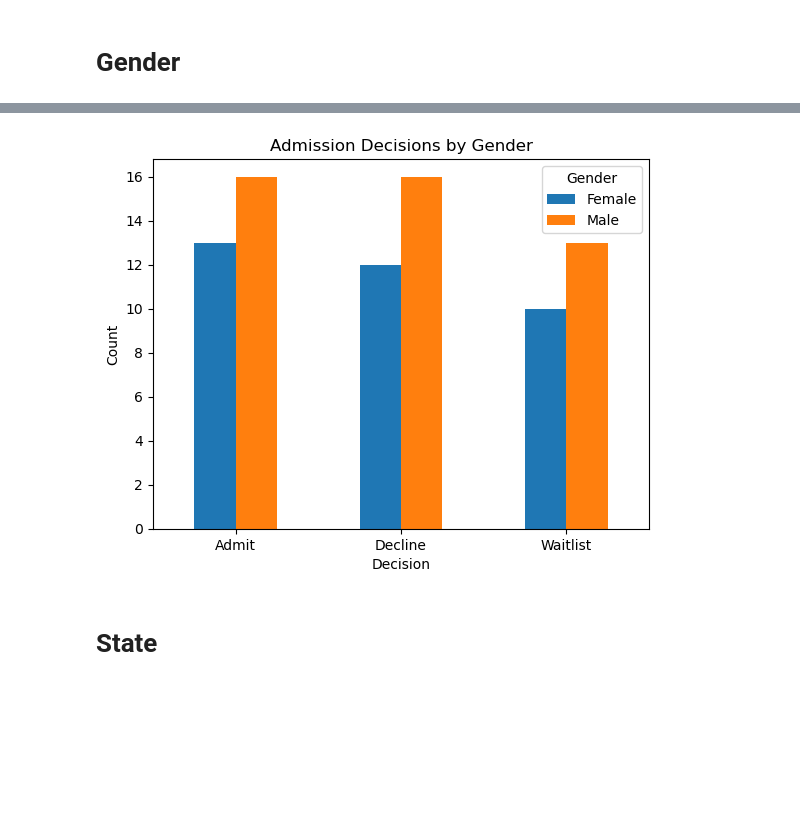
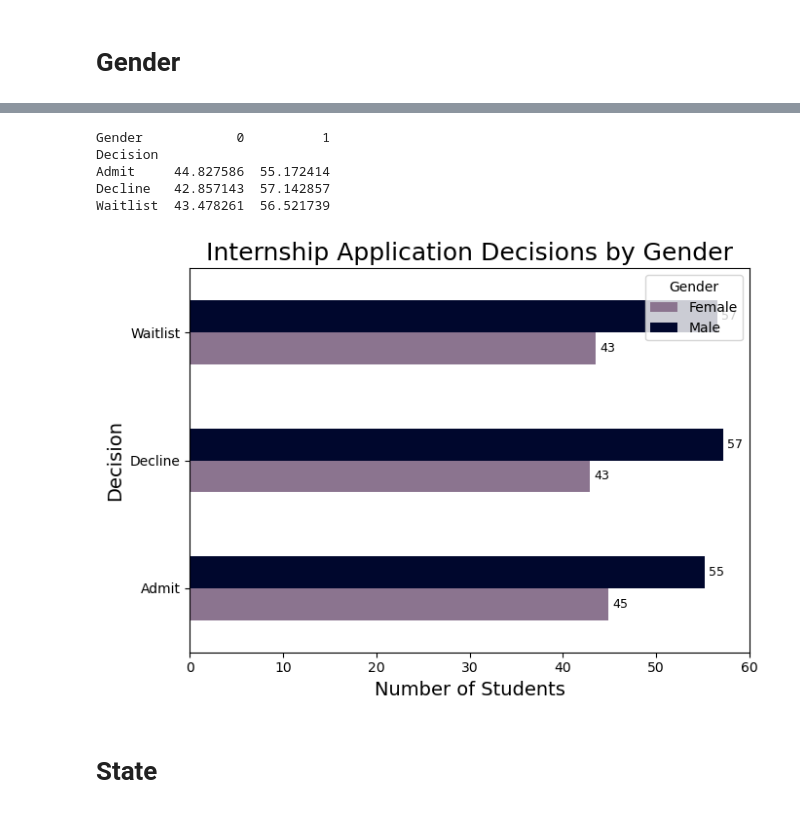
Before and after one commit to ad1589/dsan-5900.github.io, a Jupyter notebook: code/amelia_xgboost/xgboost.ipynb, the cells around one changed output, grey strips where cells are left out. Drawn from its saved outputs; the diff is of its cells as text; code cells hidden in the pictures; blank space fills up the shorter version.

```diff
--- a/code/amelia_xgboost/xgboost.ipynb
+++ b/code/amelia_xgboost/xgboost.ipynb
@@ -92,15 +107,30 @@ P-value: 0.9883464051925749
 There is no significant association between gender and admission decisions, indicating no evidence of bias based on this test.
 # %%
  # plotting gender distribution among Admission decisions
-contingency_table_gen.plot(kind='bar', stacked=False)
-plt.title('Admission Decisions by Gender')
-plt.xlabel('Decision')
-plt.ylabel('Count')
-plt.xticks(rotation=0)  # Keep the decision labels horizontal for clarity
-plt.legend(title='Gender', labels=['Female', 'Male'])  # Update labels as appropriate for your dataset
+colors = ['#8B748F', '#00072D', '#0A2472']
+contingency_table_percent = contingency_table_gen.div(contingency_table_gen.sum(axis=1), axis=0) * 100
+print(contingency_table_percent)
+ax = contingency_table_percent.plot(kind='barh', stacked=False, color=colors, figsize=(7,5))
+
+plt.title('Internship Application Decisions by Gender', fontsize=18)
+plt.xlabel('Number of Students', fontsize=14)
+plt.ylabel('Decision', fontsize=14)
+plt.xticks(rotation=0)
+plt.legend(title='Gender', labels=['Female', 'Male'])
+
+# Add bar labels
+for container in ax.containers:
+    ax.bar_label(container, label_type='edge', padding=3, fontsize=9, fmt='%.0f')
+
+plt.tight_layout()
 plt.show()
 # %% [output]
+Gender            0          1
+Decision
+Admit     44.827586  55.172414
+Decline   42.857143  57.142857
+Waitlist  43.478261  56.521739
-[figure, old version]
+[figure, new version]
 # %% [markdown]
 # State
 # %%
```
Also changed, not shown: parts of 15 cells of this notebook.
